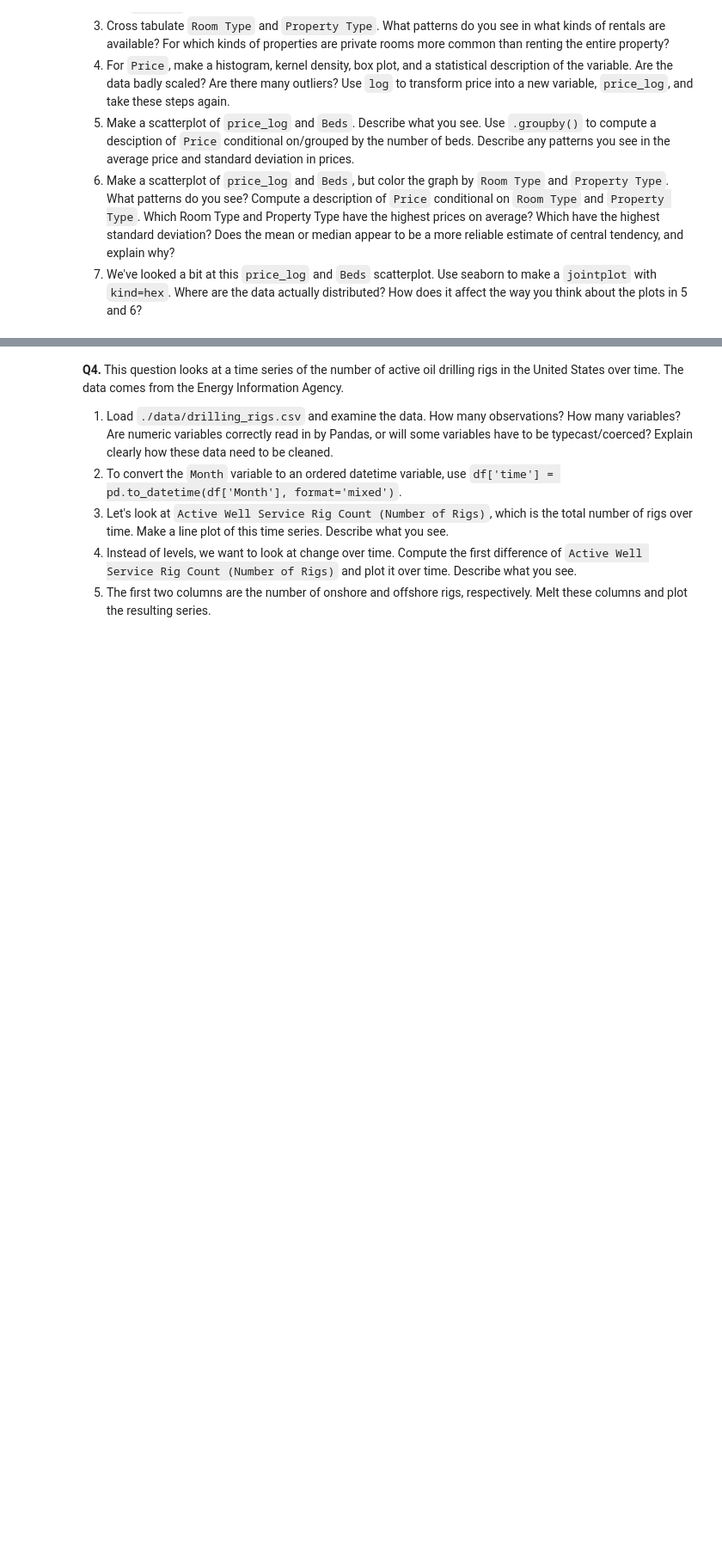
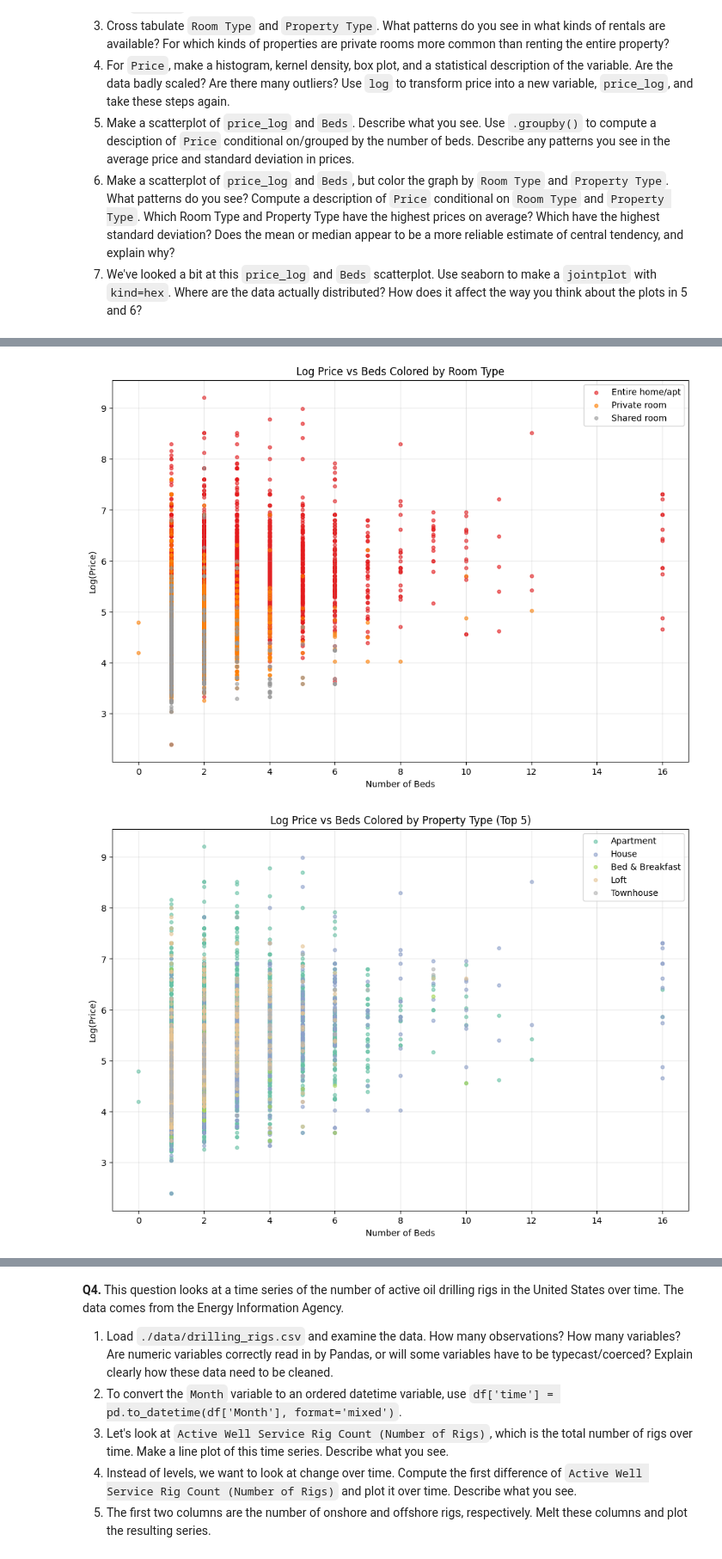
Before and after one commit to damiayandipo/EDA, a Jupyter notebook: assignment/assignment.ipynb, the cells around one changed output, grey strips where cells are left out. Shown at 86% size. Cells and saved outputs as stored; diff of their text form; code cells hidden in the pictures; blank space fills up the shorter version.

```diff
--- a/assignment/assignment.ipynb
+++ b/assignment/assignment.ipynb
@@ -386,0 +594,57 @@ Patterns in Top Giftors:
+# %%
+plt.figure(figsize=(12, 8))
+room_types = df['Room Type'].unique()
+colors = plt.cm.Set1(np.linspace(0, 1, len(room_types)))
+
+for room_type, color in zip(room_types, colors):
+    subset = df[df['Room Type'] == room_type]
+    plt.scatter(subset['Beds'], subset['price_log'], alpha=0.6, s=15,
+                label=room_type, color=color)
+
+plt.title('Log Price vs Beds Colored by Room Type')
+plt.xlabel('Number of Beds')
+plt.ylabel('Log(Price)')
+plt.legend()
+plt.grid(alpha=0.3)
+plt.show()
+
+top_property_types = df['Property Type'].value_counts().head(5).index
+df_top_properties = df[df['Property Type'].isin(top_property_types)]
+
+plt.figure(figsize=(12, 8))
+property_types_sorted = df_top_properties['Property Type'].unique()
+colors_prop = plt.cm.Set2(np.linspace(0, 1, len(property_types_sorted)))
+
+for prop_type, color in zip(property_types_sorted, colors_prop):
+    subset = df_top_properties[df_top_properties['Property Type'] == prop_type]
+    plt.scatter(subset['Beds'], subset['price_log'], alpha=0.6, s=15,
+                label=prop_type, color=color)
+
+plt.title('Log Price vs Beds Colored by Property Type (Top 5)')
+plt.xlabel('Number of Beds')
+plt.ylabel('Log(Price)')
+plt.legend()
+plt.grid(alpha=0.3)
+plt.show()
+
+conditional_stats = df.groupby(['Property Type', 'Room Type'])['Price'].agg([
+    'mean', 'median', 'std', 'count', 'min', 'max'
+]).sort_values('mean', ascending=False)
+
+print("Top 10 combinations by mean price:")
+print(conditional_stats.head(10))
+
+print("\nTop 10 combinations by standard deviation:")
+print(conditional_stats.sort_values('std', ascending=False).head(10))
+
+conditional_stats['mean_median_diff'] = abs(conditional_stats['mean'] - conditional_stats['median'])
+conditional_stats['mean_median_ratio'] = conditional_stats['mean_median_diff'] / conditional_stats['std']
+
+print("\nAssessment of mean vs median reliability:")
+print("For skewed distributions (high mean-median ratio), median is more reliable.")
+print("For symmetric distributions (low ratio), mean is acceptable.")
+print("\nTop 5 most skewed groups (median recommended):")
+print(conditional_stats.sort_values('mean_median_ratio', ascending=False).head(5))
+# %% [output]
+[figure, added]
+[figure, added]
```
Also changed, not shown: parts of 8 cells of this notebook.
